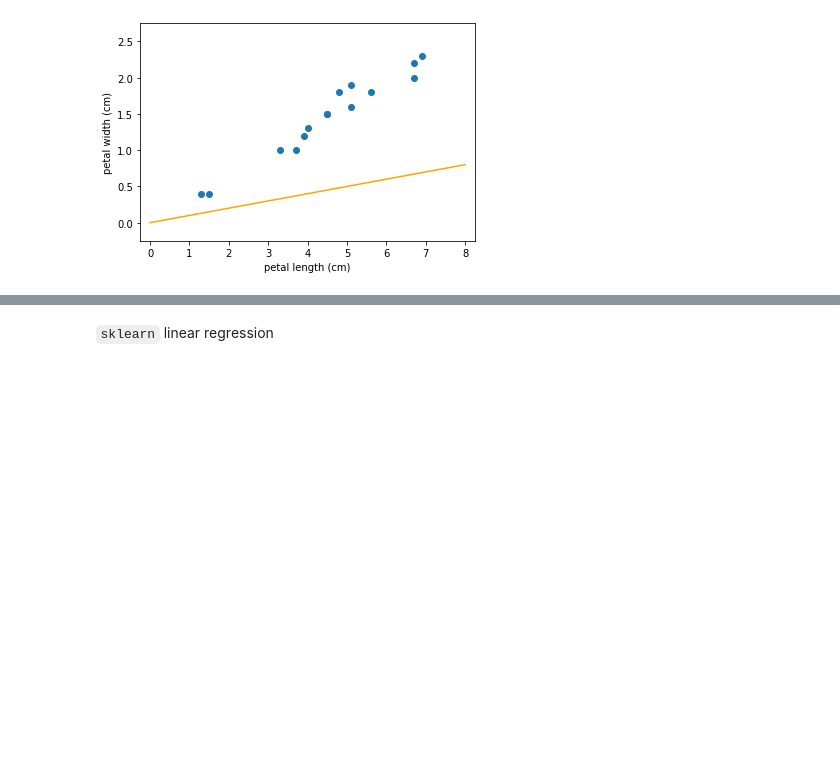
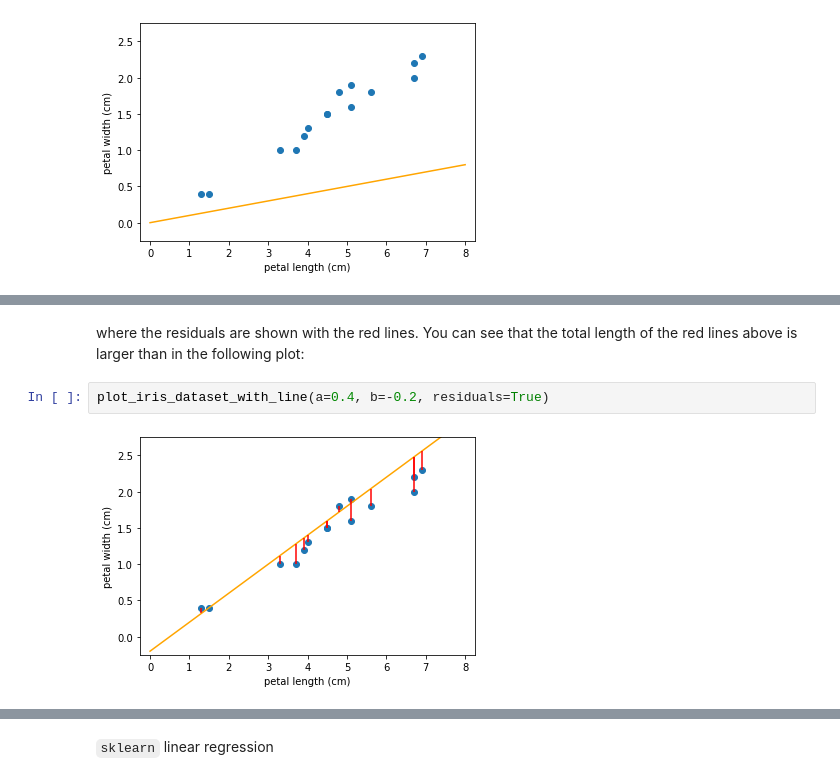
Before and after one commit to kamilest/oxwocs-girls-who-ml-2021, a Jupyter notebook: linear_regression.ipynb, the cells around one changed output, grey strips where cells are left out. Drawn from its saved outputs; the diff is of its cells as text; blank space fills up the shorter version.

```diff
--- a/linear_regression.ipynb
+++ b/linear_regression.ipynb
@@ -132,0 +151,6 @@ plot_iris_dataset_with_line(a, b)
+# %% [markdown]
+where the residuals are shown with the red lines. You can see that the total length of the red lines above is larger than in the following plot:
+# %%
+plot_iris_dataset_with_line(a=0.4, b=-0.2, residuals=True)
+# %% [output]
+[figure, added]
```
Also changed, not shown: parts of 6 cells of this notebook.
